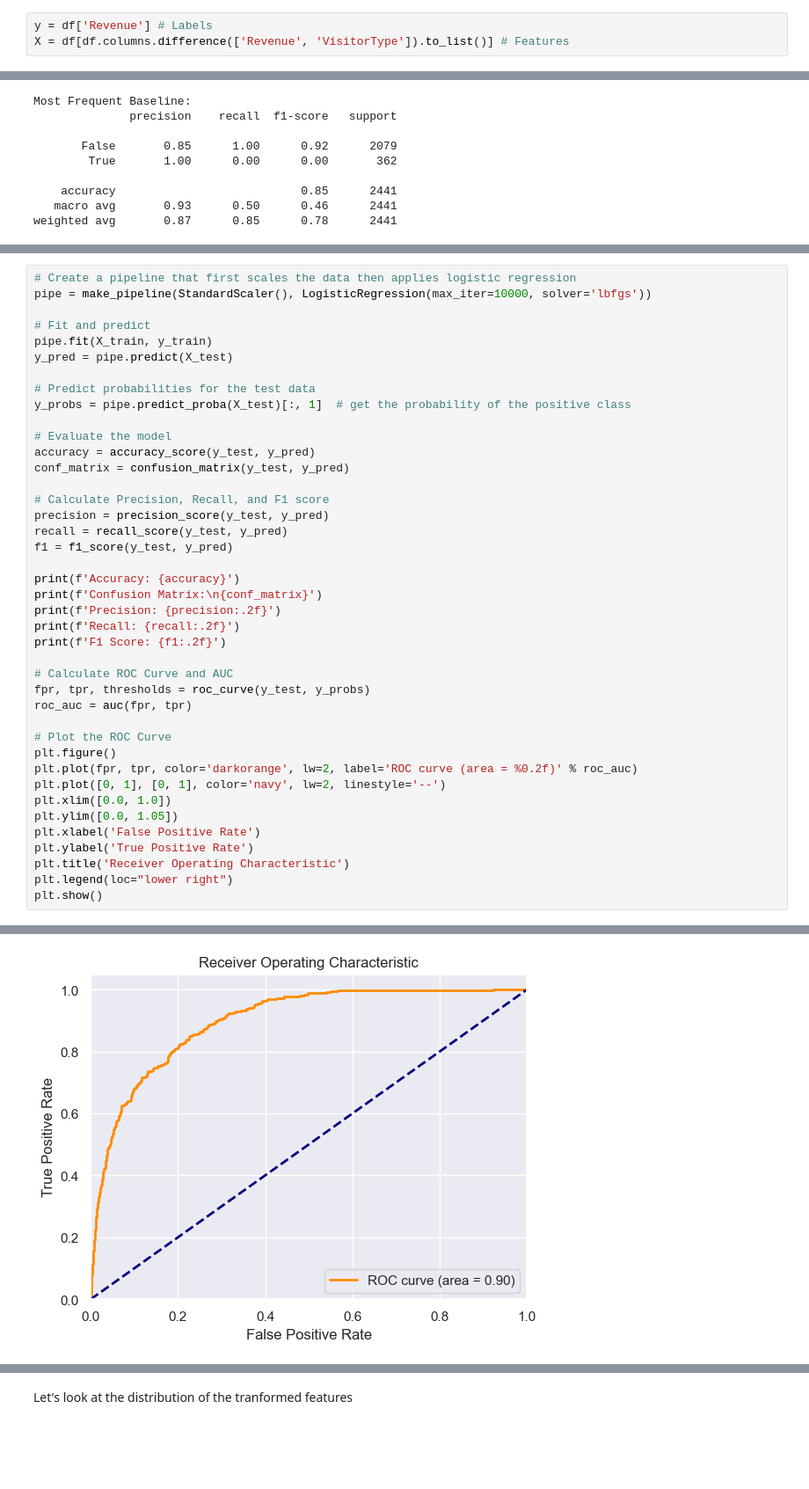
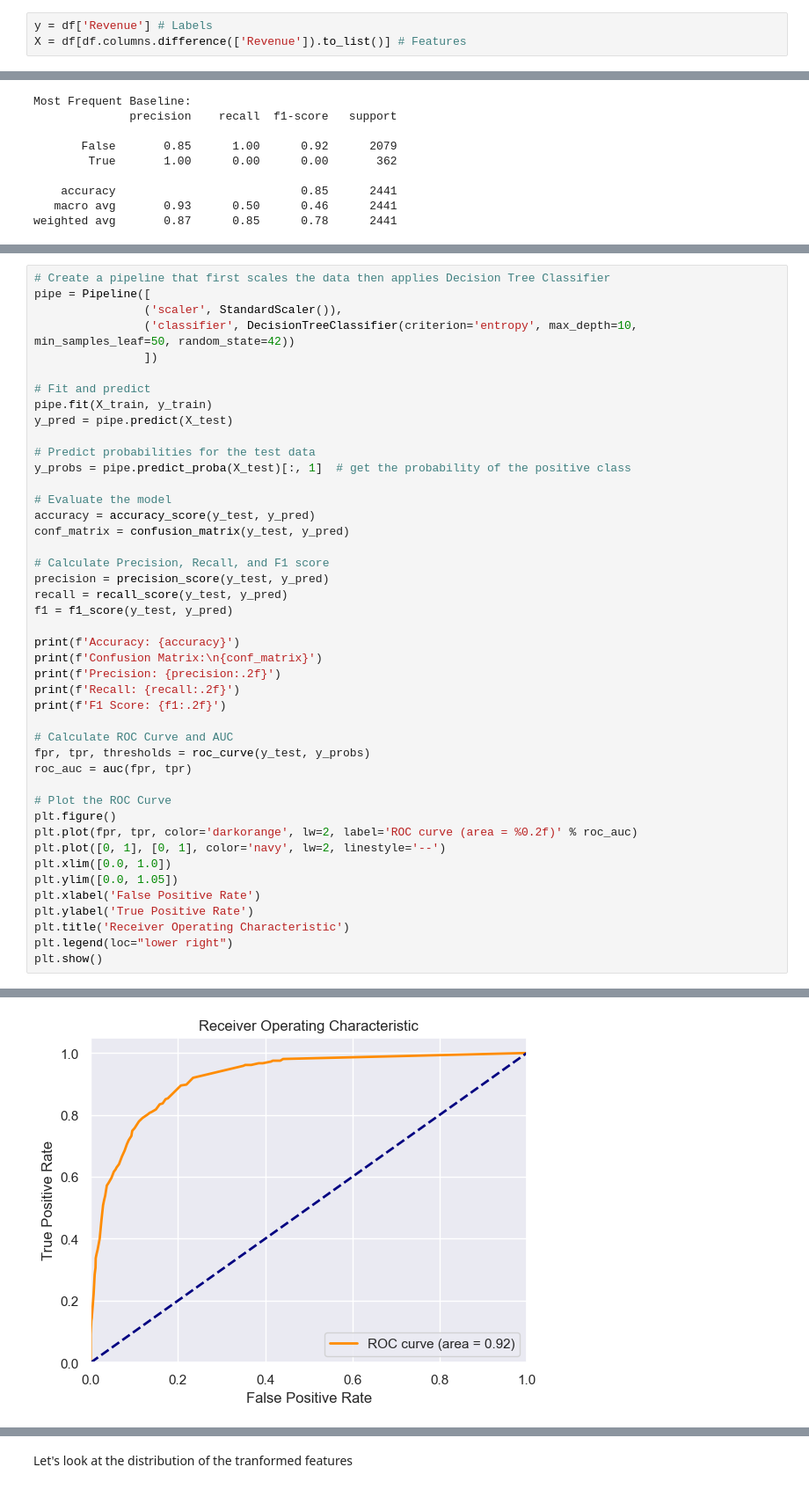
Before and after one commit to alessandroAbati/Online-Shoppers-Purchasing-Intention-Prediction, a Jupyter notebook: main.ipynb, the cells around one changed output, grey strips where cells are left out. Shown at 88% size. Drawn from its saved outputs; the diff is of its cells as text; blank space fills up the shorter version.

```diff
--- a/main.ipynb
+++ b/main.ipynb
@@ -324,7 +324,7 @@ Index(['Administrative', 'Administrative_Duration', 'Informational',
 ## Train-test split
 # %%
 y = df['Revenue'] # Labels
-X = df[df.columns.difference(['Revenue', 'VisitorType']).to_list()] # Features
+X = df[df.columns.difference(['Revenue']).to_list()] # Features
 # %%
 X_train, X_test, y_train, y_test = train_test_split(X, y, test_size=0.2, random_state=42)
 # %% [markdown]
@@ -370,6 +371,9 @@ weighted avg       0.87      0.85      0.78      2441
 # %%
-# Create a pipeline that first scales the data then applies logistic regression
-pipe = make_pipeline(StandardScaler(), LogisticRegression(max_iter=10000, solver='lbfgs'))
+# Create a pipeline that first scales the data then applies Decision Tree Classifier
+pipe = Pipeline([
+                ('scaler', StandardScaler()),
+                ('classifier', DecisionTreeClassifier(criterion='entropy', max_depth=10, min_samples_leaf=50, random_state=42))
+                ])
 
 # Fit and predict
 pipe.fit(X_train, y_train)
@@ -419 +423 @@ F1 Score: 0.49
-[figure, old version]
+[figure, new version]
```
Also changed, not shown: parts of 17 cells of this notebook.
